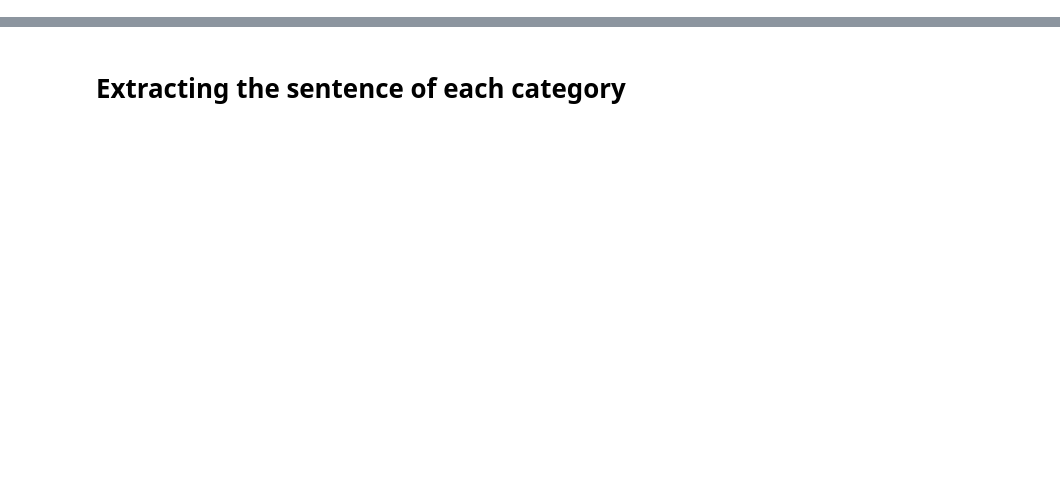
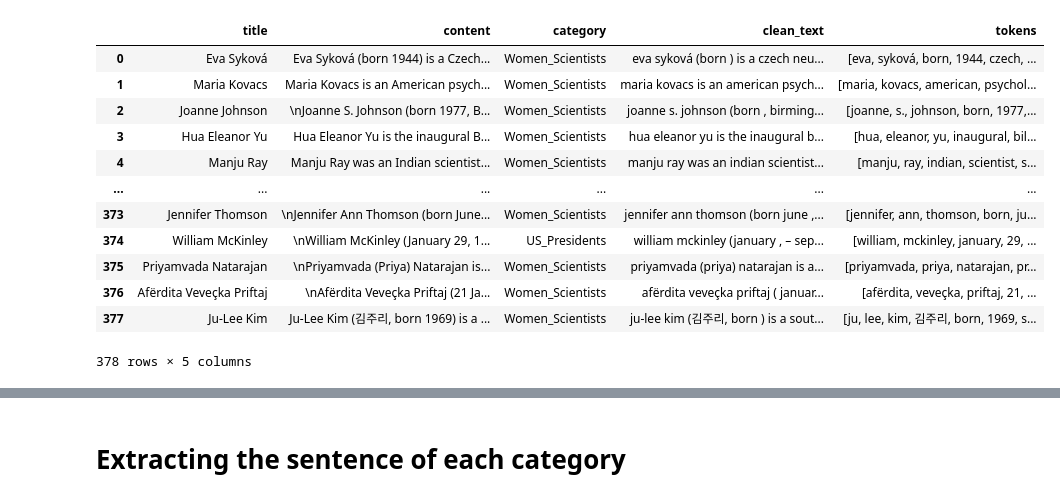
Before and after one commit to ClementineBleuze/M1-NLP-DataScience-Project, a Jupyter notebook: notebook/Data_Analysis.ipynb, the cells around one changed output, grey strips where cells are left out. Saved outputs shown, nothing was run; the diff lists cells and outputs as text; code cells hidden in the pictures; blank space fills up the shorter version.

```diff
--- a/notebook/Data_Analysis.ipynb
+++ b/notebook/Data_Analysis.ipynb
@@ -57,9 +0,0 @@ df_Presidents  = pd.DataFrame(data_Presidents, columns=["title", "category","tex
-# %%
-Women_Scientists= [file for file in os.listdir("MyDrive/MyDrive/datascience/data/Women_Scientists") if re.match(re.compile(".*.txt"), file)]
-# %%
-Categories=["US_Presidents","Women_Scientists"]
-articles_Scientists = []
-for e in Women_Scientists:
-    groups = re.match(re.compile("(.*).txt"), e).groups()
-    name, title,category = e, groups[0], Categories[1]
-    articles_Scientists.append([name, title, category])
@@ -179,0 +75,3 @@ plt.show()
+# %%
+pre_sci_df = pd.read_csv("../data/all_data.csv")
+pre_sci_df
@@ -179,0 +105,42 @@ plt.show()
+# %%
+# A function to remove underscores from the text
+def remove_underscores(text:str)->str:
+    return text.replace("_", " ")
+
+# A function to remove excess whitespaces from the text
+def remove_excess_whitespace(text:str)->str:
+    return " ".join(text.split())
+
+# A function to remove \n or \t from the text
+def remove_newline_tab(text:str)->str:
+    return text.replace("\n", " ").replace("\t", " ")
+
+# A function to remove quotations from the text
+def remove_quotations(text:str)->str:
+    return re.sub(re.compile("[\d*]"), "", text)
+
+# A function to clean the text by calling the above functions
+def clean_text(text:str)->str:
+    text = remove_underscores(text)
+    text = remove_newline_tab(text)
+    text = remove_quotations(text)
+    text = remove_excess_whitespace(text)
+    text = text.lower()
+    return text
+# %%
+pre_sci_df["clean_text"] = pre_sci_df["content"].apply(clean_text)
+pre_sci_df
+# %% [output]
+|  | title | content | category | clean_text | tokens |
+| 0 | Eva Syková | Eva Syková (born 1944) is a Czech... | Women_Scientists | eva syková (born ) is a czech neu... | [eva, syková, born, 1944, czech, ... |
+| 1 | Maria Kovacs | Maria Kovacs is an American psych... | Women_Scientists | maria kovacs is an american psych... | [maria, kovacs, american, psychol... |
+| 2 | Joanne Johnson | \nJoanne S. Johnson (born 1977, B... | Women_Scientists | joanne s. johnson (born , birming... | [joanne, s., johnson, born, 1977,... |
+| 3 | Hua Eleanor Yu | Hua Eleanor Yu is the inaugural B... | Women_Scientists | hua eleanor yu is the inaugural b... | [hua, eleanor, yu, inaugural, bil... |
+| 4 | Manju Ray | Manju Ray was an Indian scientist... | Women_Scientists | manju ray was an indian scientist... | [manju, ray, indian, scientist, s... |
+| ... | ... | ... | ... | ... | ... |
+| 373 | Jennifer Thomson | \nJennifer Ann Thomson (born June... | Women_Scientists | jennifer ann thomson (born june ,... | [jennifer, ann, thomson, born, ju... |
+| 374 | William McKinley | \nWilliam McKinley (January 29, 1... | US_Presidents | william mckinley (january , – sep... | [william, mckinley, january, 29, ... |
+| 375 | Priyamvada Natarajan | \nPriyamvada (Priya) Natarajan is... | Women_Scientists | priyamvada (priya) natarajan is a... | [priyamvada, priya, natarajan, pr... |
+| 376 | Afërdita Veveçka Priftaj | \nAfërdita Veveçka Priftaj (21 Ja... | Women_Scientists | afërdita veveçka priftaj ( januar... | [afërdita, veveçka, priftaj, 21, ... |
+| 377 | Ju-Lee Kim | Ju-Lee Kim (김주리, born 1969) is a ... | Women_Scientists | ju-lee kim (김주리, born ) is a sout... | [ju, lee, kim, 김주리, born, 1969, s... |
+378 rows × 5 columns
```
Also changed, not shown: parts of 49 cells of this notebook.
